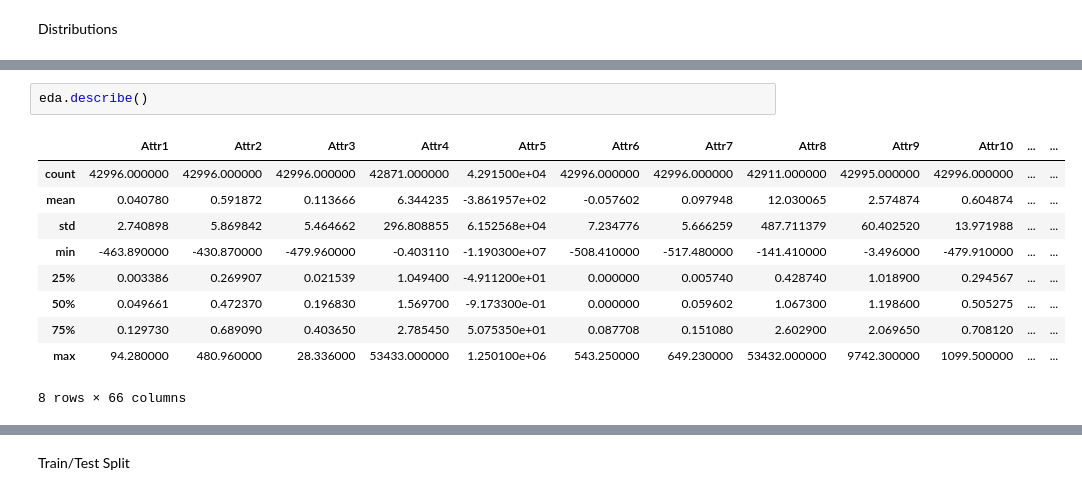
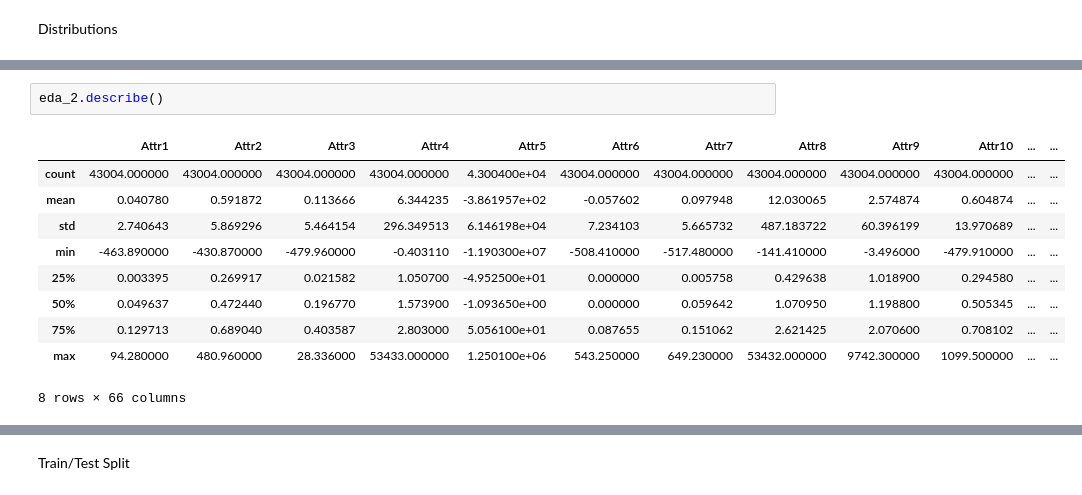
Before and after one commit to ryskgit/QTW_CaseStudy, a Jupyter notebook: Case Study 4/JD_draft.ipynb, the cells around one changed output, grey strips where cells are left out. Cells and saved outputs as stored; diff of their text form.

```diff
--- a/Case Study 4/JD_draft.ipynb
+++ b/Case Study 4/JD_draft.ipynb
@@ -127,14 +127,14 @@ array([[<AxesSubplot: title={'center': 'Attr1'}>,
 # %%
-eda.describe()
+eda_2.describe()
 # %% [output]
 |  | Attr1 | Attr2 | Attr3 | Attr4 | Attr5 | Attr6 | Attr7 | Attr8 | Attr9 | Attr10 | ... | ... |
-| count | 42996.000000 | 42996.000000 | 42996.000000 | 42871.000000 | 4.291500e+04 | 42996.000000 | 42996.000000 | 42911.000000 | 42995.000000 | 42996.000000 | ... | ... |
+| count | 43004.000000 | 43004.000000 | 43004.000000 | 43004.000000 | 4.300400e+04 | 43004.000000 | 43004.000000 | 43004.000000 | 43004.000000 | 43004.000000 | ... | ... |
 | mean | 0.040780 | 0.591872 | 0.113666 | 6.344235 | -3.861957e+02 | -0.057602 | 0.097948 | 12.030065 | 2.574874 | 0.604874 | ... | ... |
-| std | 2.740898 | 5.869842 | 5.464662 | 296.808855 | 6.152568e+04 | 7.234776 | 5.666259 | 487.711379 | 60.402520 | 13.971988 | ... | ... |
+| std | 2.740643 | 5.869296 | 5.464154 | 296.349513 | 6.146198e+04 | 7.234103 | 5.665732 | 487.183722 | 60.396199 | 13.970689 | ... | ... |
 | min | -463.890000 | -430.870000 | -479.960000 | -0.403110 | -1.190300e+07 | -508.410000 | -517.480000 | -141.410000 | -3.496000 | -479.910000 | ... | ... |
-| 25% | 0.003386 | 0.269907 | 0.021539 | 1.049400 | -4.911200e+01 | 0.000000 | 0.005740 | 0.428740 | 1.018900 | 0.294567 | ... | ... |
-| 50% | 0.049661 | 0.472370 | 0.196830 | 1.569700 | -9.173300e-01 | 0.000000 | 0.059602 | 1.067300 | 1.198600 | 0.505275 | ... | ... |
-| 75% | 0.129730 | 0.689090 | 0.403650 | 2.785450 | 5.075350e+01 | 0.087708 | 0.151080 | 2.602900 | 2.069650 | 0.708120 | ... | ... |
+| 25% | 0.003395 | 0.269917 | 0.021582 | 1.050700 | -4.952500e+01 | 0.000000 | 0.005758 | 0.429638 | 1.018900 | 0.294580 | ... | ... |
+| 50% | 0.049637 | 0.472440 | 0.196770 | 1.573900 | -1.093650e+00 | 0.000000 | 0.059642 | 1.070950 | 1.198800 | 0.505345 | ... | ... |
+| 75% | 0.129713 | 0.689040 | 0.403587 | 2.803000 | 5.056100e+01 | 0.087655 | 0.151062 | 2.621425 | 2.070600 | 0.708102 | ... | ... |
 | max | 94.280000 | 480.960000 | 28.336000 | 53433.000000 | 1.250100e+06 | 543.250000 | 649.230000 | 53432.000000 | 9742.300000 | 1099.500000 | ... | ... |
 8 rows × 66 columns
 # %%
```
Also changed, not shown: parts of 6 cells of this notebook.
